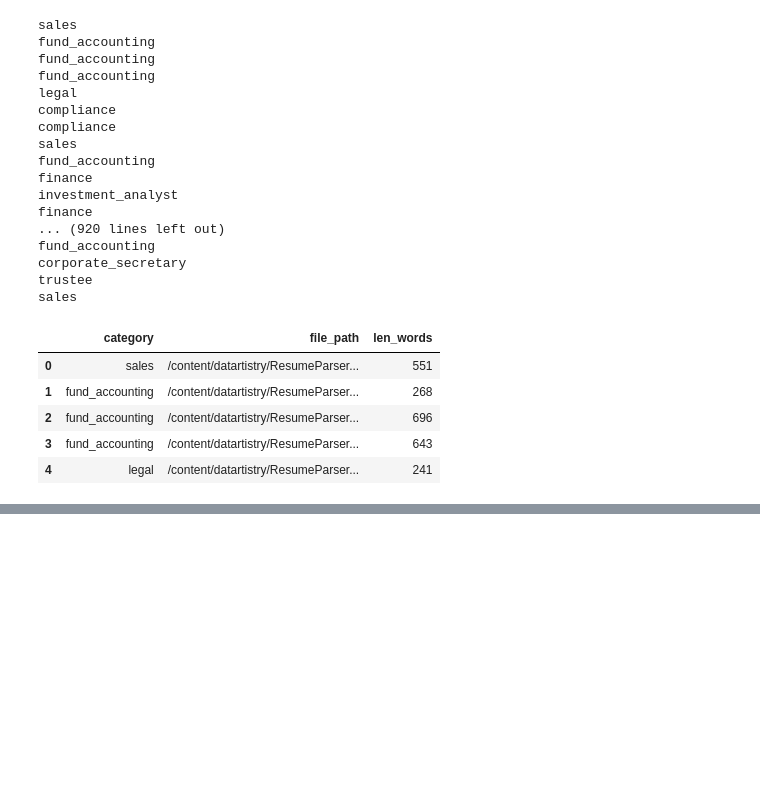
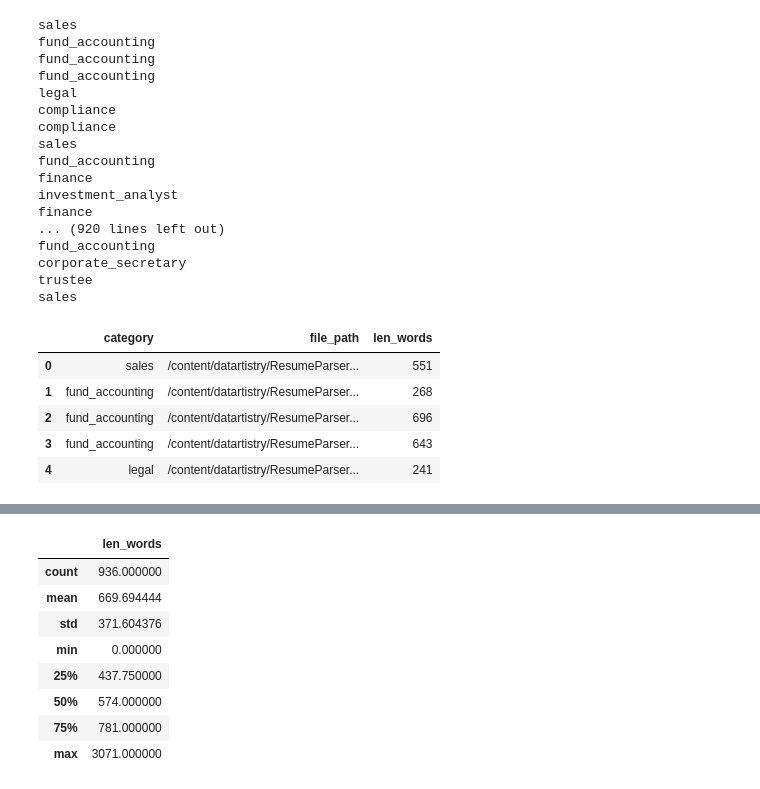
Before and after one commit to Inventrohyder/datartistry, a Jupyter notebook: Analysis notebook.ipynb, the cells around one changed output, grey strips where cells are left out. Cells and saved outputs as stored; diff of their text form; code cells hidden in the pictures; blank space fills up the shorter version.

```diff
--- a/Analysis notebook.ipynb
+++ b/Analysis notebook.ipynb
@@ -89,0 +102,13 @@ df.head()
+# %%
+# Descriptive stats of the length of a resume
+df.describe()
+# %% [output]
+|  | len_words |
+| count | 936.000000 |
+| mean | 669.694444 |
+| std | 371.604376 |
+| min | 0.000000 |
+| 25% | 437.750000 |
+| 50% | 574.000000 |
+| 75% | 781.000000 |
+| max | 3071.000000 |
```
Also changed, not shown: parts of 2 cells of this notebook.
